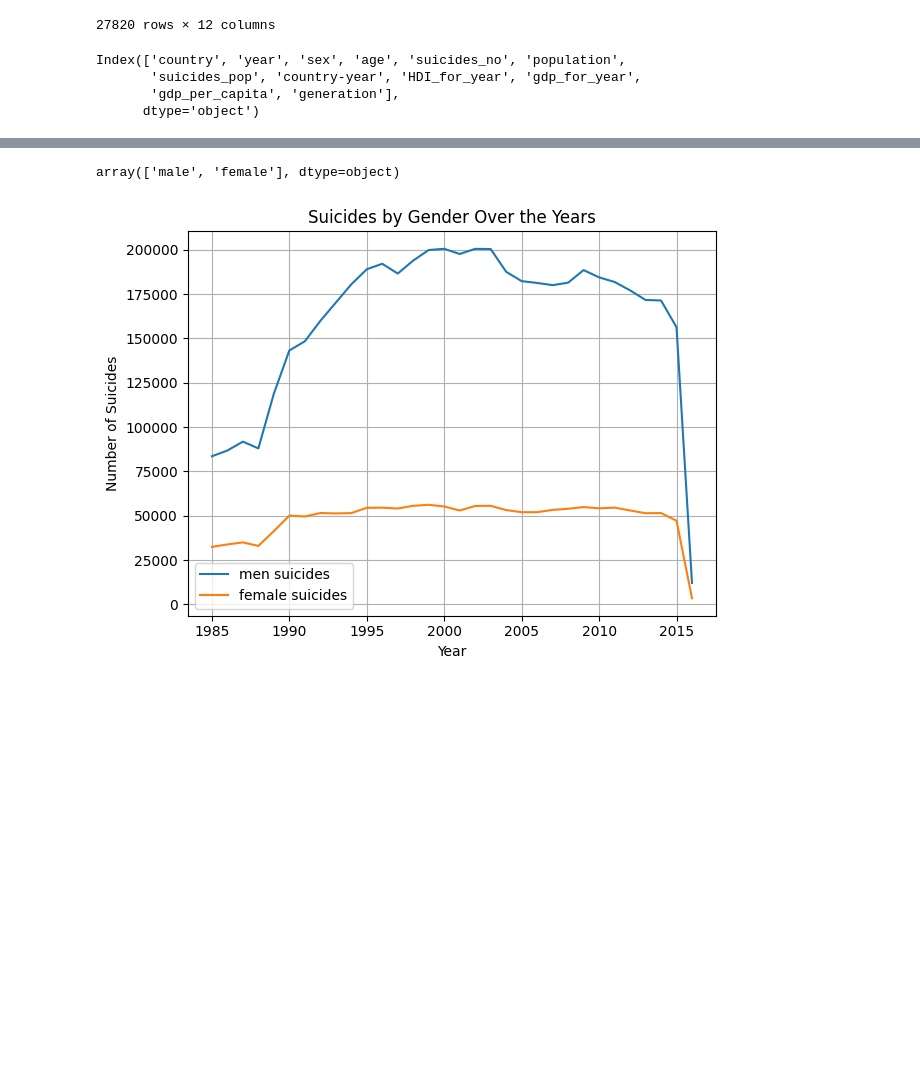
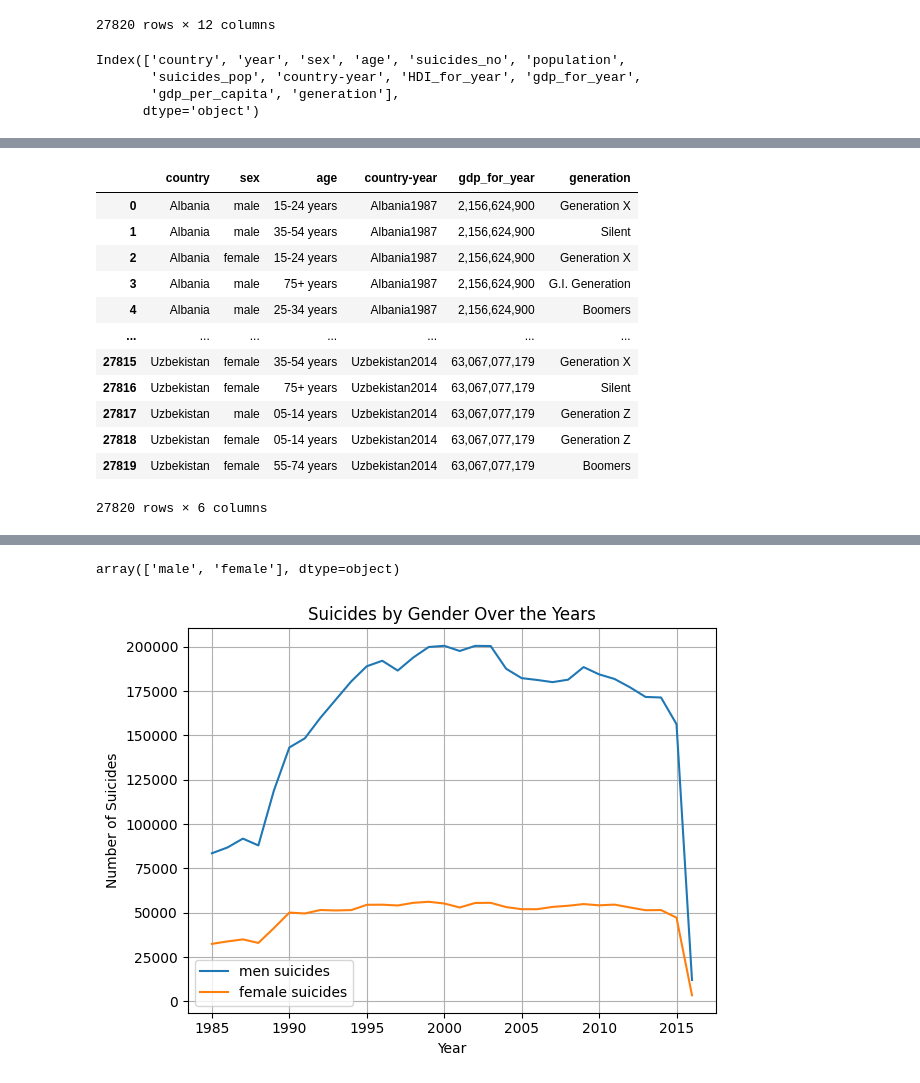
Before and after one commit to amitabh-7t/Suicide-Rates-Analysis-1985-2016, a Jupyter notebook: main.ipynb, the cells around one changed output, grey strips where cells are left out. Saved outputs shown, nothing was run; the diff lists cells and outputs as text; code cells hidden in the pictures; blank space fills up the shorter version.

```diff
--- a/main.ipynb
+++ b/main.ipynb
@@ -115,0 +138,17 @@ df["age"] = df["age"].str.replace("5-14 years","05-14 years")
+# %%
+df_object = df.select_dtypes(include=['object'])
+df_object
+# %% [output]
+|  | country | sex | age | country-year | gdp_for_year | generation |
+| 0 | Albania | male | 15-24 years | Albania1987 | 2,156,624,900 | Generation X |
+| 1 | Albania | male | 35-54 years | Albania1987 | 2,156,624,900 | Silent |
+| 2 | Albania | female | 15-24 years | Albania1987 | 2,156,624,900 | Generation X |
+| 3 | Albania | male | 75+ years | Albania1987 | 2,156,624,900 | G.I. Generation |
+| 4 | Albania | male | 25-34 years | Albania1987 | 2,156,624,900 | Boomers |
+| ... | ... | ... | ... | ... | ... | ... |
+| 27815 | Uzbekistan | female | 35-54 years | Uzbekistan2014 | 63,067,077,179 | Generation X |
+| 27816 | Uzbekistan | female | 75+ years | Uzbekistan2014 | 63,067,077,179 | Silent |
+| 27817 | Uzbekistan | male | 05-14 years | Uzbekistan2014 | 63,067,077,179 | Generation Z |
+| 27818 | Uzbekistan | female | 05-14 years | Uzbekistan2014 | 63,067,077,179 | Generation Z |
+| 27819 | Uzbekistan | female | 55-74 years | Uzbekistan2014 | 63,067,077,179 | Boomers |
+27820 rows × 6 columns
```
Also changed, not shown: parts of 12 cells of this notebook.
